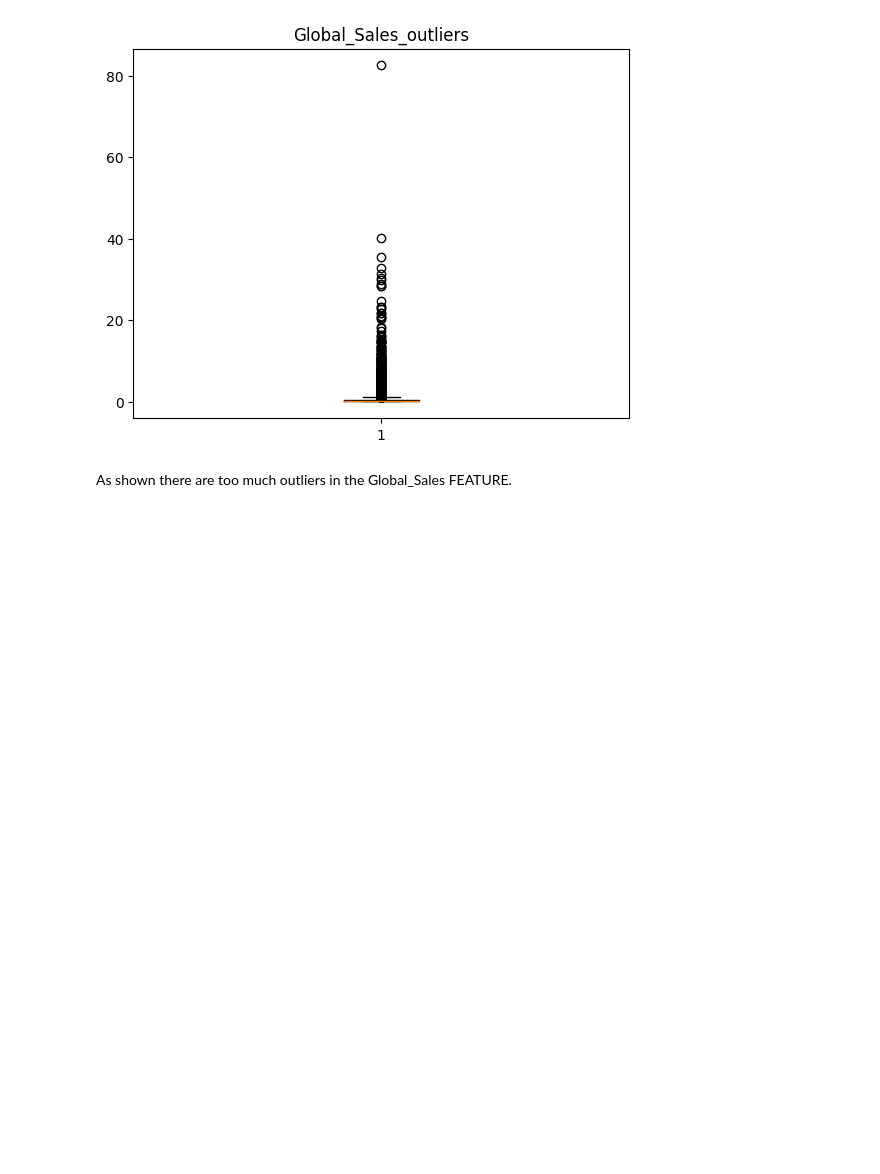
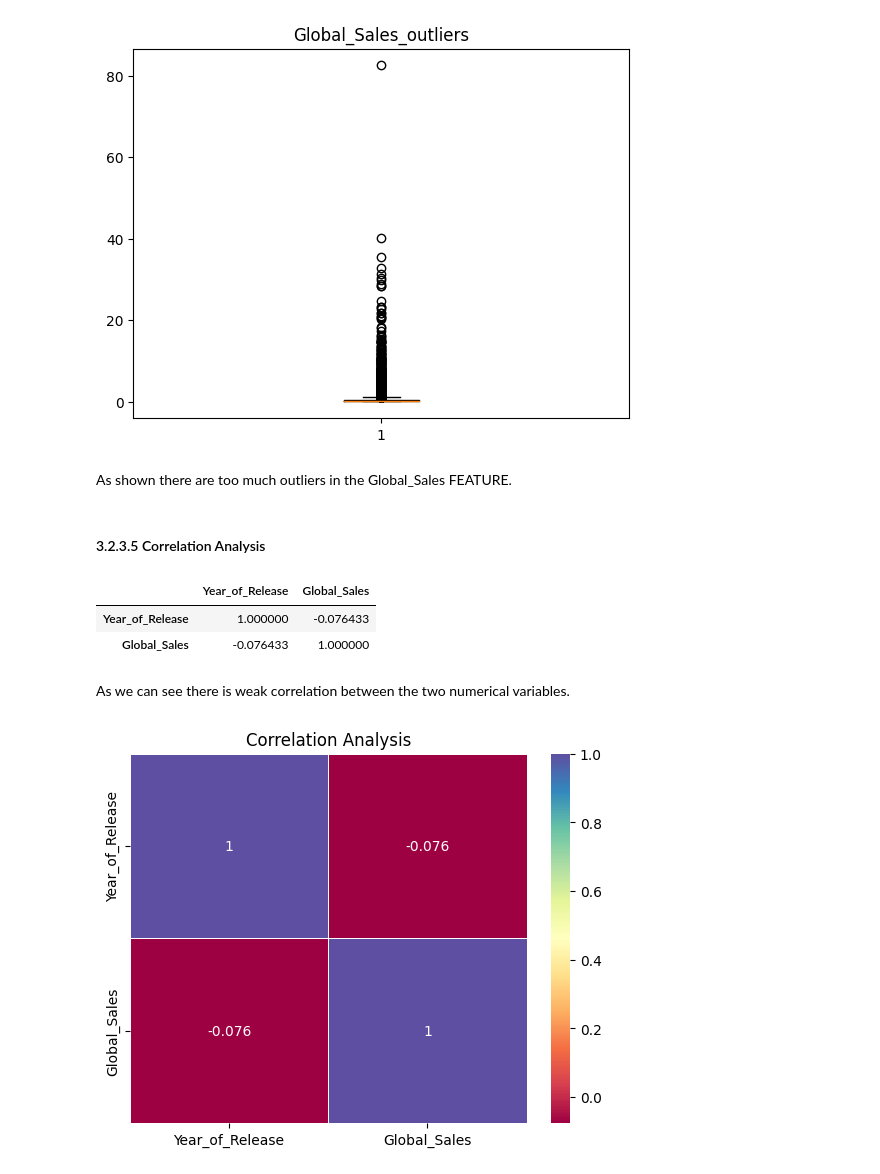
Before and after one commit to yordanossimegnew/Video_Game_Sales_Prediction, a Jupyter notebook: notebooks.ipynb/1. Data_Analysis.ipynb, the cells around one changed output. Drawn from its saved outputs; the diff is of its cells as text; code cells hidden in the pictures; blank space fills up the shorter version.

Commit message:
Data_Analysis

```diff
--- a/notebooks.ipynb/1. Data_Analysis.ipynb
+++ b/notebooks.ipynb/1. Data_Analysis.ipynb
@@ -660,3 +660,22 @@ for var in cont_vars:
 [figure]
 # %% [markdown]
 As shown there are too much outliers in the Global_Sales FEATURE.
+# %% [markdown]
+#### 3.2.3.5 Correlation Analysis
+# %%
+# let's plot a correlation graph
+df.corr()
+# %% [output]
+|  | Year_of_Release | Global_Sales |
+| Year_of_Release | 1.000000 | -0.076433 |
+| Global_Sales | -0.076433 | 1.000000 |
+# %% [markdown]
+As we can see there is weak correlation between the two numerical variables.
+# %%
+# let's plot the correlation heatmap
+sns.heatmap(df.corr(),annot=True, linewidths=0.5, cmap="Spectral")
+plt.title("Correlation Analysis")
+plt.savefig("C:\\Users\\yozil\\Desktop\\My projects\\11. Video_Game_Sales_Prediction\\reports\\Figures\\correlation_analysis.jpg")
+plt.show()
+# %% [output]
+[figure, added]
```
